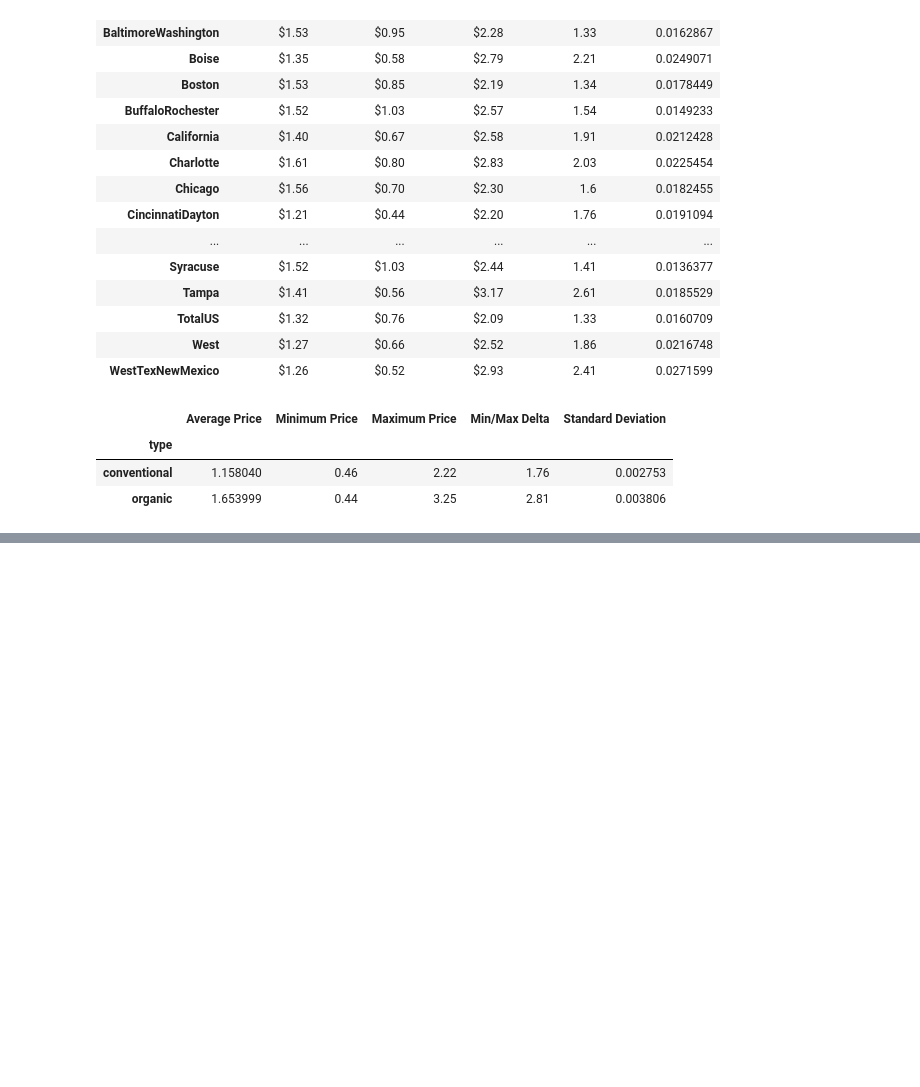
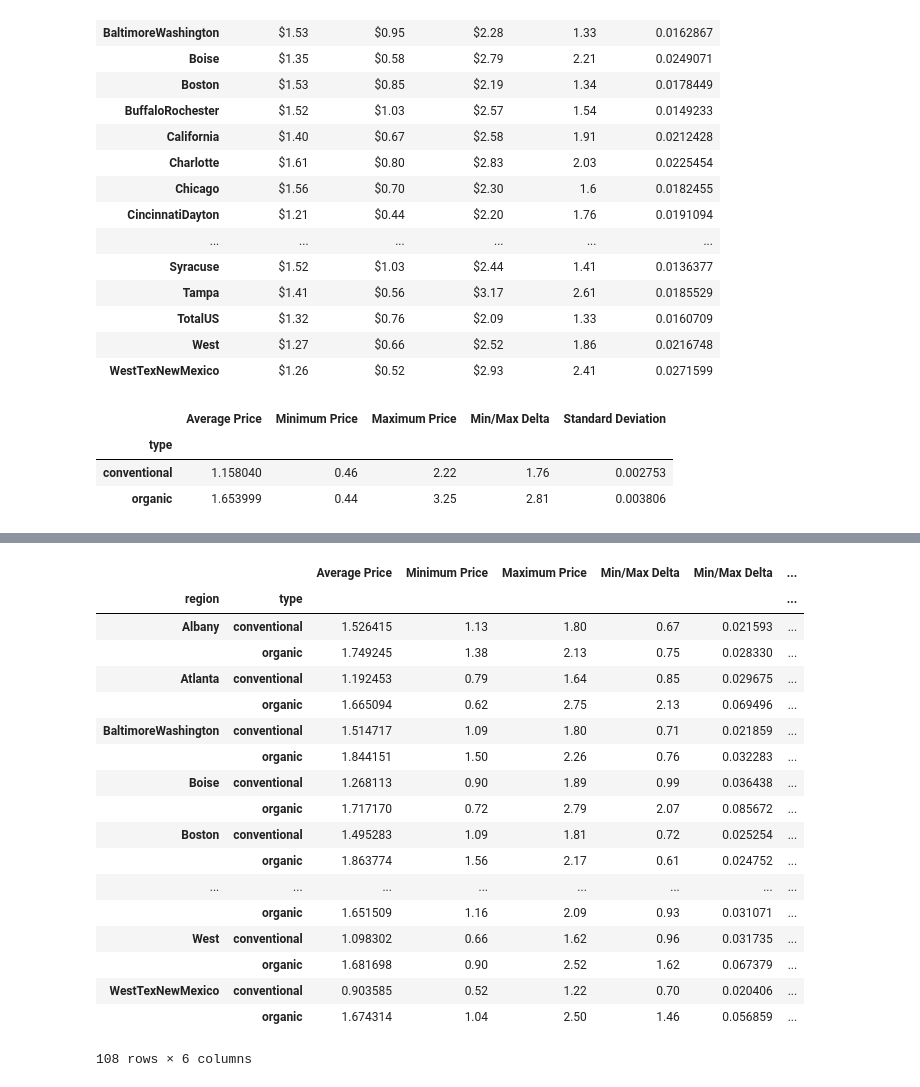
Before and after one commit to lourdesrm/AvocadoMadness, a Jupyter notebook: avocados.ipynb, the cells around one changed output, grey strips where cells are left out. Saved outputs shown, nothing was run; the diff lists cells and outputs as text; code cells hidden in the pictures; blank space fills up the shorter version.

```diff
--- a/avocados.ipynb
+++ b/avocados.ipynb
@@ -183,0 +496,22 @@ combo_df
+# %%
+# Grouping Avocado Data by Type of Avocado
+combo_data2017 = avocado_data2017.groupby(['region','type'])
+
+# Average Price of Avocados by Type
+combo_average_price_type2017 = combo_data2017['AveragePrice'].mean()
+
+# Minimum Average Price
+combo_min_type_price2017 = combo_data2017['AveragePrice'].min()
+
+#Maximum Average Price
+combo_max_type_price2017 = combo_data2017['AveragePrice'].max()
+
+#Delta
+combo_delta_type_price2017 = combo_max_type_price2017 - combo_min_type_price2017
+
+# Combo Standard Deviation
+combo_std_type_price2017 = combo_data2017['AveragePrice'].sem()
+
+#regional total volume by type of avocado
+regional_total_volume2017 = combo_data2017['Total Volume'].sum()
+regional_total_volume2017.head()
@@ -183,0 +526,28 @@ combo_df
+# %%
+regional_type_df2017 = (pd.merge(combo_average_price_type2017,combo_min_type_price2017, on=['region','type'], how='outer').rename(columns={"AveragePrice_x": "Average Price","AveragePrice_y":"Minimum Price"}))
+regional_type_df2017 = pd.merge(regional_type_df2017, combo_max_type_price2017, on=['region','type'], how='outer').rename(columns={"AveragePrice": "Maximum Price"})
+regional_type_df2017 = pd.merge(regional_type_df2017, combo_delta_type_price2017, on=['region','type'], how='outer').rename(columns={"AveragePrice": "Min/Max Delta"})
+regional_type_df2017 = pd.merge(regional_type_df2017, combo_std_type_price2017, on=['region','type'], how='outer').rename(columns={"AveragePrice": "Min/Max Delta"})
+regional_type_df2017 = pd.merge(regional_type_df2017, regional_total_volume2017/1000000, on=['region','type'], how='outer').rename(columns={"Total Volume": "Total Volume (in millions)"})
+
+regional_type_df2017
+# %% [output]
+|  |  | Average Price | Minimum Price | Maximum Price | Min/Max Delta | Min/Max Delta | ... |
+| region | type |  |  |  |  |  | ... |
+| Albany | conventional | 1.526415 | 1.13 | 1.80 | 0.67 | 0.021593 | ... |
+|  | organic | 1.749245 | 1.38 | 2.13 | 0.75 | 0.028330 | ... |
+| Atlanta | conventional | 1.192453 | 0.79 | 1.64 | 0.85 | 0.029675 | ... |
+|  | organic | 1.665094 | 0.62 | 2.75 | 2.13 | 0.069496 | ... |
+| BaltimoreWashington | conventional | 1.514717 | 1.09 | 1.80 | 0.71 | 0.021859 | ... |
+|  | organic | 1.844151 | 1.50 | 2.26 | 0.76 | 0.032283 | ... |
+| Boise | conventional | 1.268113 | 0.90 | 1.89 | 0.99 | 0.036438 | ... |
+|  | organic | 1.717170 | 0.72 | 2.79 | 2.07 | 0.085672 | ... |
+| Boston | conventional | 1.495283 | 1.09 | 1.81 | 0.72 | 0.025254 | ... |
+|  | organic | 1.863774 | 1.56 | 2.17 | 0.61 | 0.024752 | ... |
+| ... | ... | ... | ... | ... | ... | ... | ... |
+|  | organic | 1.651509 | 1.16 | 2.09 | 0.93 | 0.031071 | ... |
+| West | conventional | 1.098302 | 0.66 | 1.62 | 0.96 | 0.031735 | ... |
+|  | organic | 1.681698 | 0.90 | 2.52 | 1.62 | 0.067379 | ... |
+| WestTexNewMexico | conventional | 0.903585 | 0.52 | 1.22 | 0.70 | 0.020406 | ... |
+|  | organic | 1.674314 | 1.04 | 2.50 | 1.46 | 0.056859 | ... |
+108 rows × 6 columns
```
Also changed, not shown: parts of 19 cells of this notebook, 6 other files.
